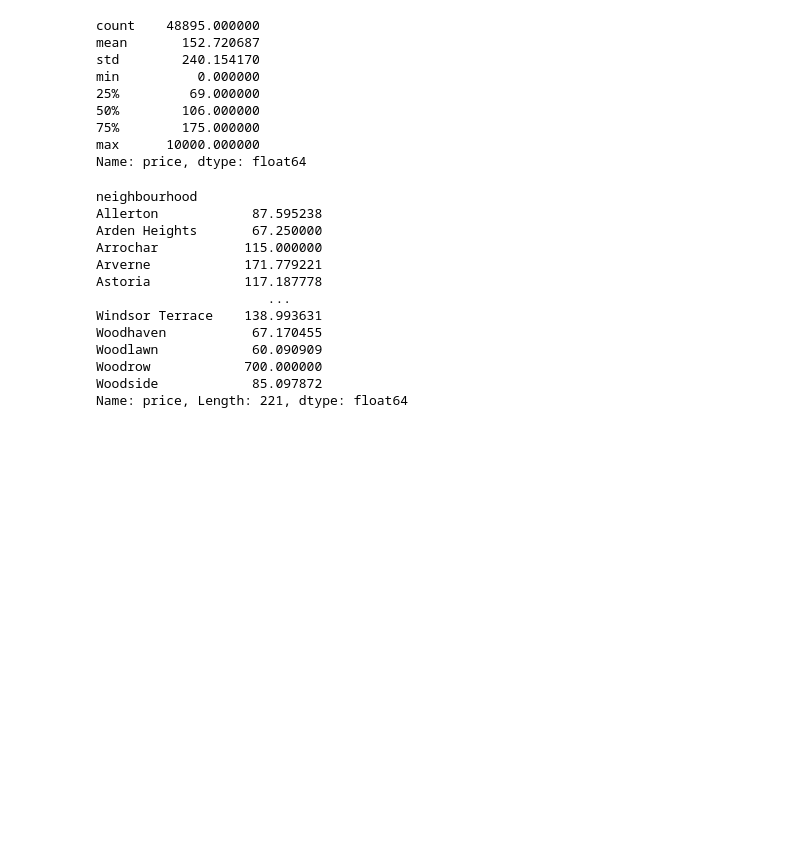
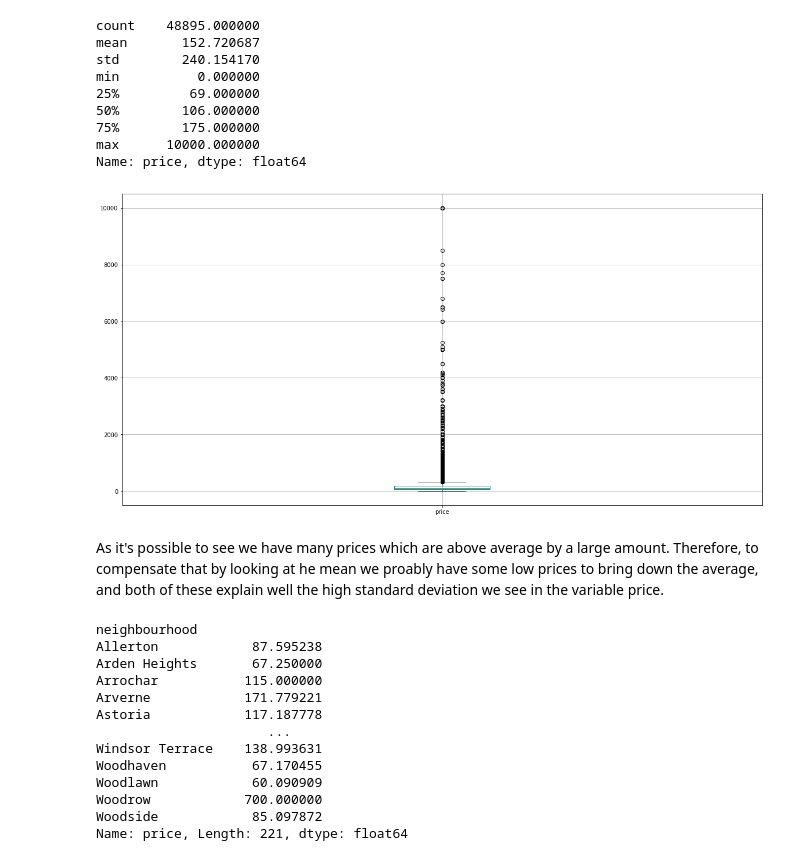
Before and after one commit to talesmarra/New-York-City-Airbnb-Open-Data-Analysis, a Jupyter notebook: NY-Airbnb-Data-Analysis.ipynb, the cells around one changed output. Drawn from its saved outputs; the diff is of its cells as text; code cells hidden in the pictures; blank space fills up the shorter version.

```diff
--- a/NY-Airbnb-Data-Analysis.ipynb
+++ b/NY-Airbnb-Data-Analysis.ipynb
@@ -93,6 +119,14 @@ min          0.000000
 75%        175.000000
 max      10000.000000
 Name: price, dtype: float64
+# %%
+plt.figure(figsize=(20,10))
+data.boxplot(column='price', return_type='axes')
+plt.show()
+# %% [output]
+[figure, added]
+# %% [markdown]
+As it's possible to see we have many prices which are above average by a large amount. Therefore, to compensate that by looking at he mean we proably have some low prices to bring down the average, and both of these explain well the high standard deviation we see in the variable price.
 # %%
 data.groupby('neighbourhood')['price'].mean()
 # %% [output]
```
Also changed, not shown: parts of 13 cells of this notebook.
